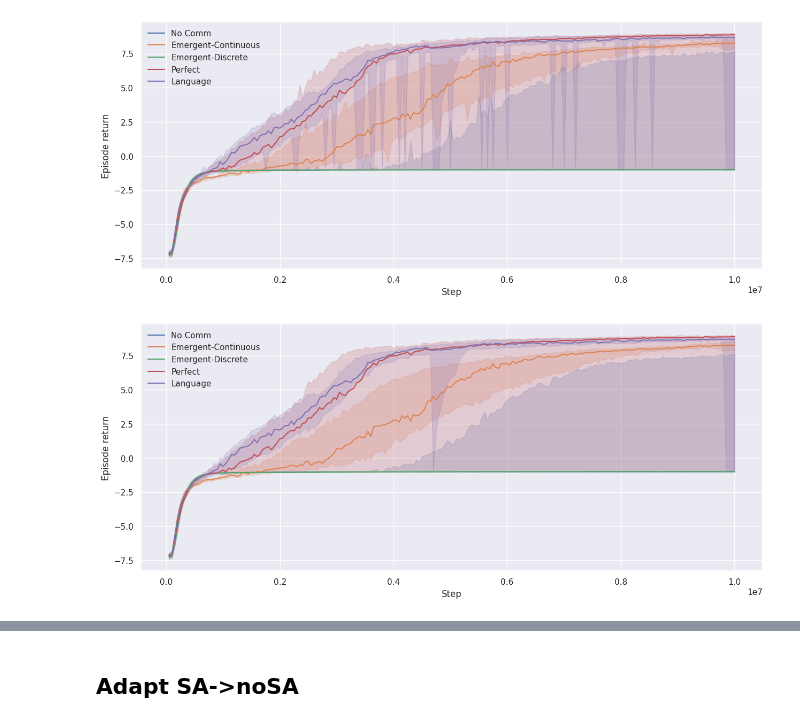
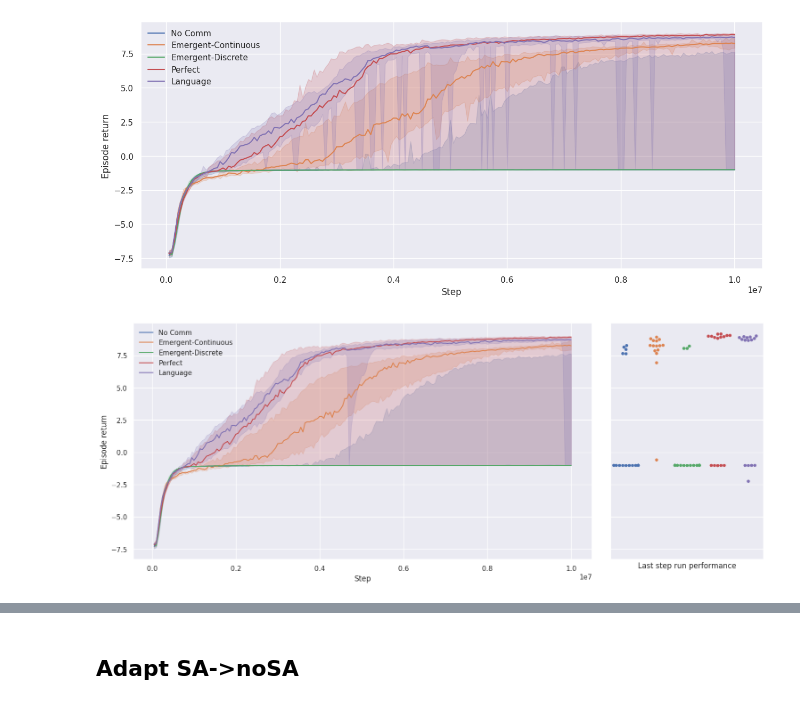
Before and after one commit to Maxtoq/MADRL-PhD-Thesis-Code, a Jupyter notebook: results/LAMARL Graphs.ipynb, the cells around one changed output, grey strips where cells are left out. Saved outputs shown, nothing was run; the diff lists cells and outputs as text; code cells hidden in the pictures.

```diff
--- a/results/LAMARL Graphs.ipynb
+++ b/results/LAMARL Graphs.ipynb
@@ -433,6 +448,6 @@ plot_runs([noc_n, ec_n, ed_n, perf_n, lang_n], y="Episode return", estim="median
 run2.csv - run4.csv - run3.csv - run1.csv - run7.csv - run9.csv - run11.csv - run8.csv - run6.csv - run10.csv - run13.csv - run12.csv - run14.csv - run15.csv - run5.csv - run2.csv - run4.csv - run3.cs ...
 [figure]
 # %%
-plot_runs([noc_n, ec_n, ed_n, perf_n, lang_n], y="Episode return", estim="median", err=("ci", 90))
+plot_runs([noc_n, ec_n, ed_n, perf_n, lang_n], y="Episode return", estim="median", err=("ci", 90), plot_swarm=True)
 # %% [output]
-[figure, old version]
+[figure, new version]
```
Also changed, not shown: parts of 9 cells of this notebook, 3 other files.
